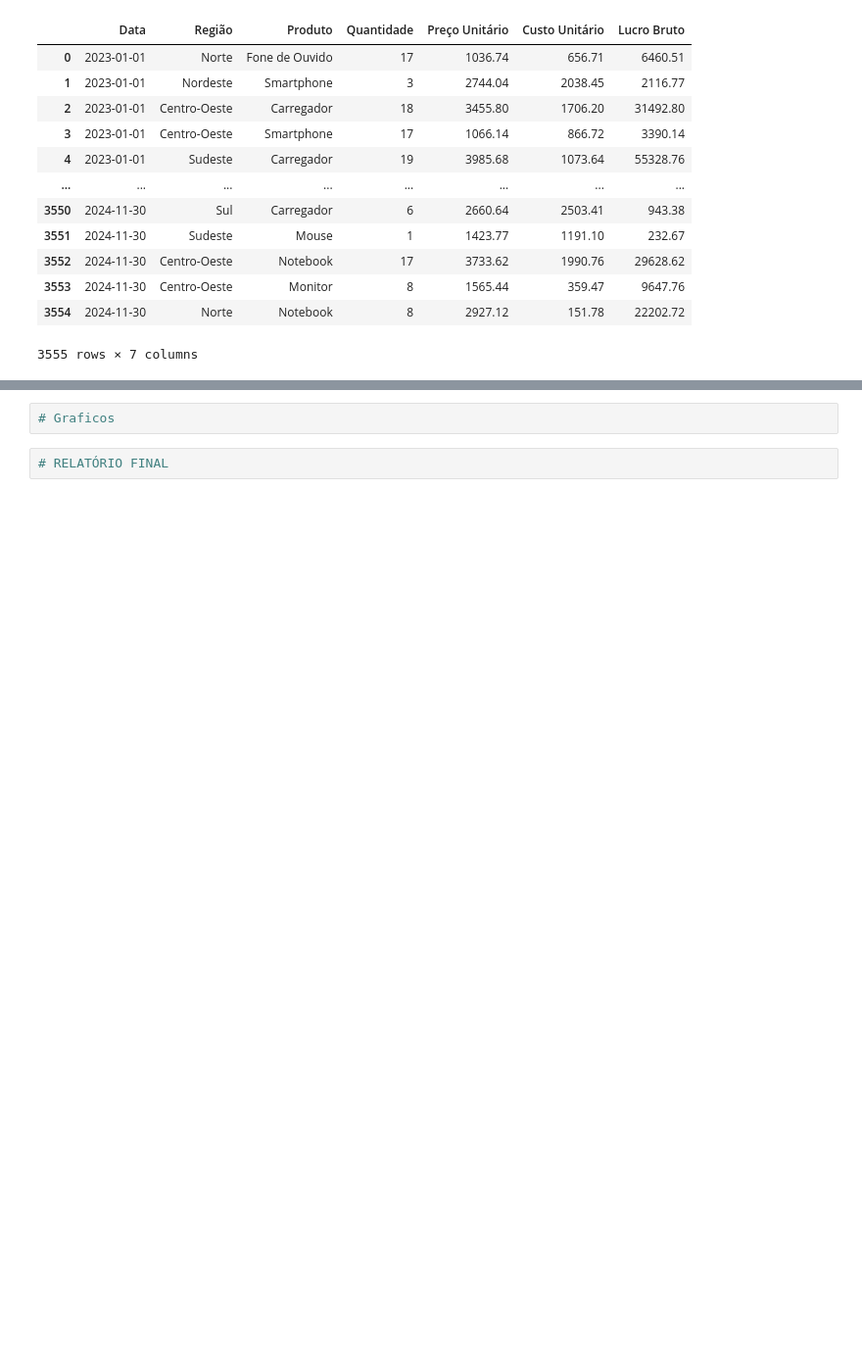
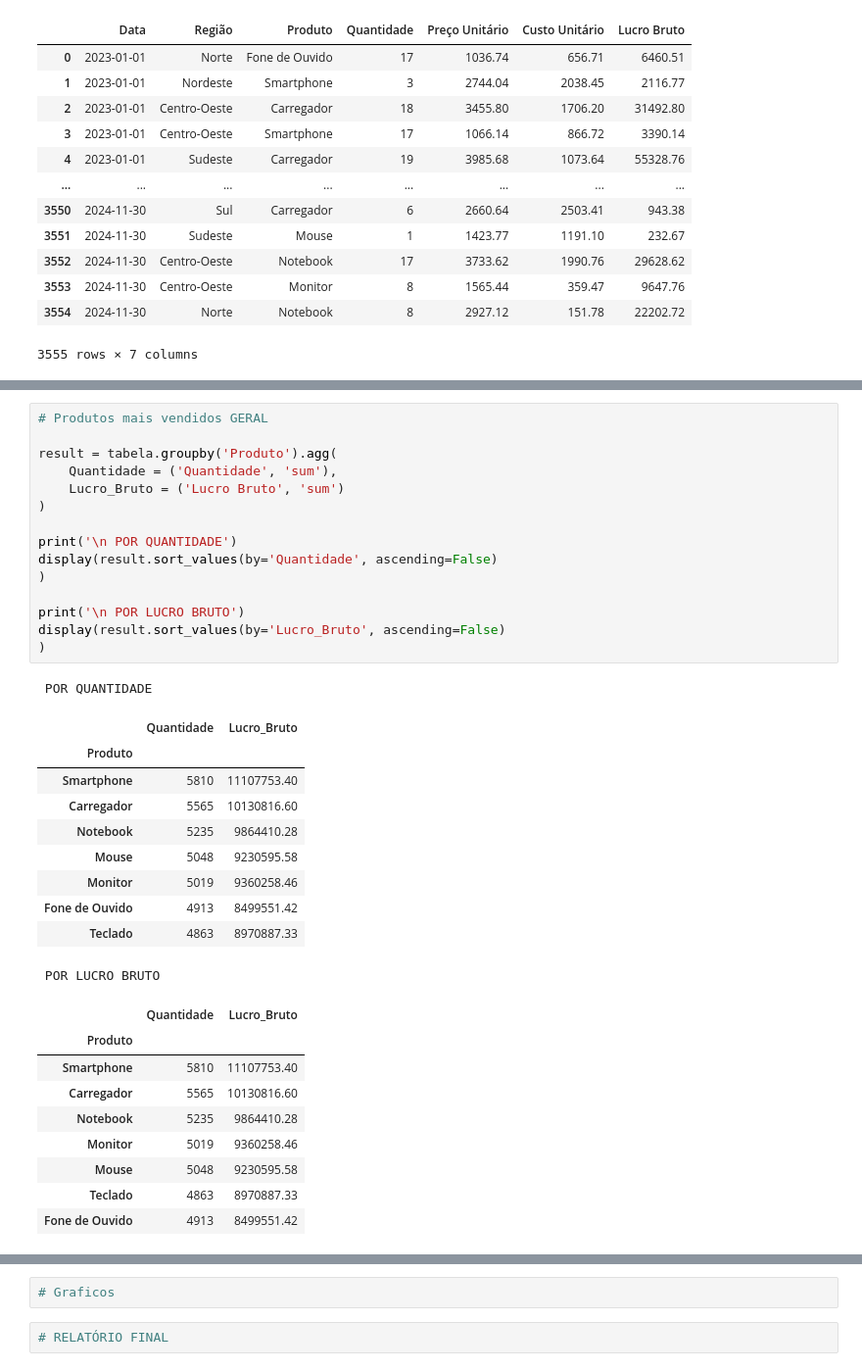
Before and after one commit to HanmaSj/analise-de-dados, a Jupyter notebook: analise/techsales.ipynb, the cells around one changed output, grey strips where cells are left out. Shown at 98% size. Drawn from its saved outputs; the diff is of its cells as text; blank space fills up the shorter version.

```diff
--- a/analise/techsales.ipynb
+++ b/analise/techsales.ipynb
@@ -121,0 +181,36 @@ for regiao in regioes:
+# %%
+# Produtos mais vendidos GERAL
+
+result = tabela.groupby('Produto').agg(
+    Quantidade = ('Quantidade', 'sum'),
+    Lucro_Bruto = ('Lucro Bruto', 'sum')
+)
+
+print('\n POR QUANTIDADE')
+display(result.sort_values(by='Quantidade', ascending=False)
+)
+
+print('\n POR LUCRO BRUTO')
+display(result.sort_values(by='Lucro_Bruto', ascending=False)
+)
+# %% [output]
+ POR QUANTIDADE
+|  | Quantidade | Lucro_Bruto |
+| Produto |  |  |
+| Smartphone | 5810 | 11107753.40 |
+| Carregador | 5565 | 10130816.60 |
+| Notebook | 5235 | 9864410.28 |
+| Mouse | 5048 | 9230595.58 |
+| Monitor | 5019 | 9360258.46 |
+| Fone de Ouvido | 4913 | 8499551.42 |
+| Teclado | 4863 | 8970887.33 |
+ POR LUCRO BRUTO
+|  | Quantidade | Lucro_Bruto |
+| Produto |  |  |
+| Smartphone | 5810 | 11107753.40 |
+| Carregador | 5565 | 10130816.60 |
+| Notebook | 5235 | 9864410.28 |
+| Monitor | 5019 | 9360258.46 |
+| Mouse | 5048 | 9230595.58 |
+| Teclado | 4863 | 8970887.33 |
+| Fone de Ouvido | 4913 | 8499551.42 |
```
Also changed, not shown: parts of 4 cells of this notebook.
